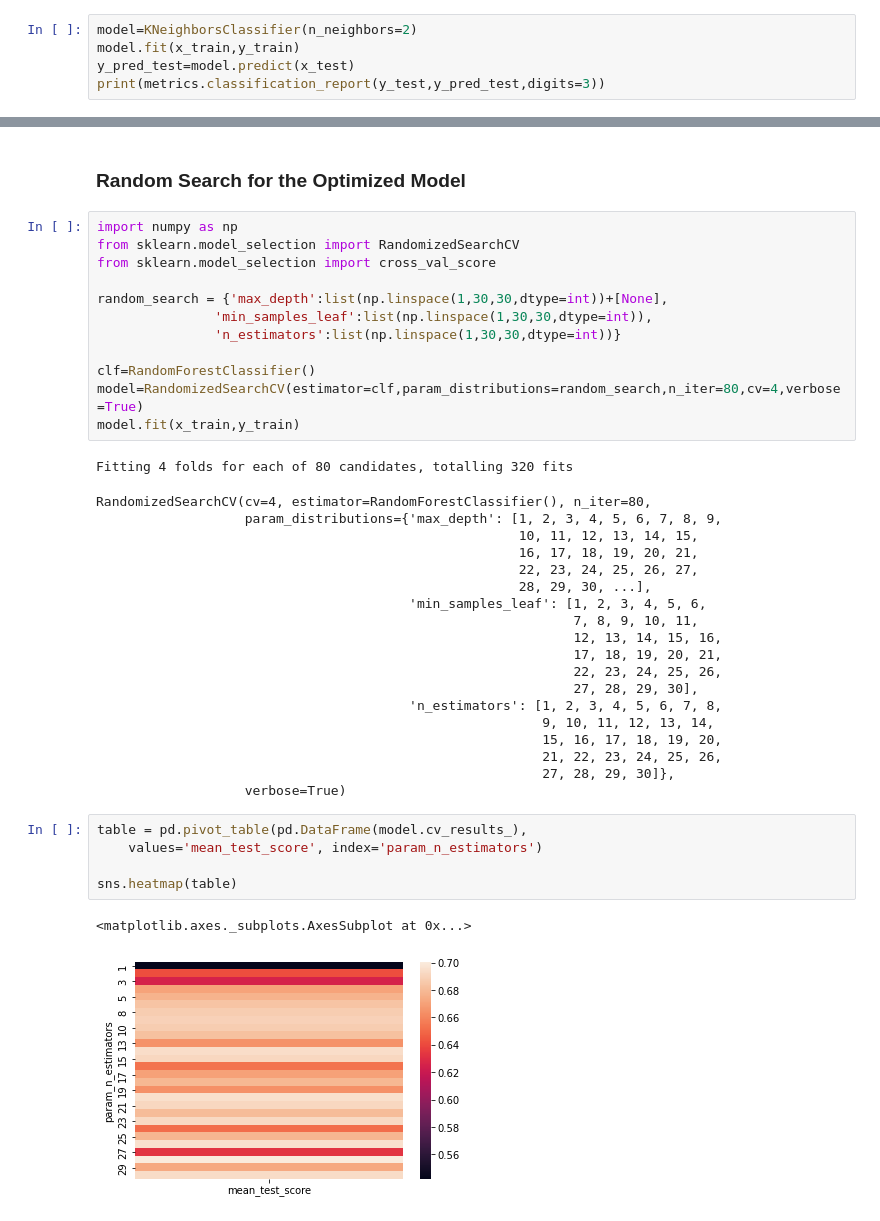
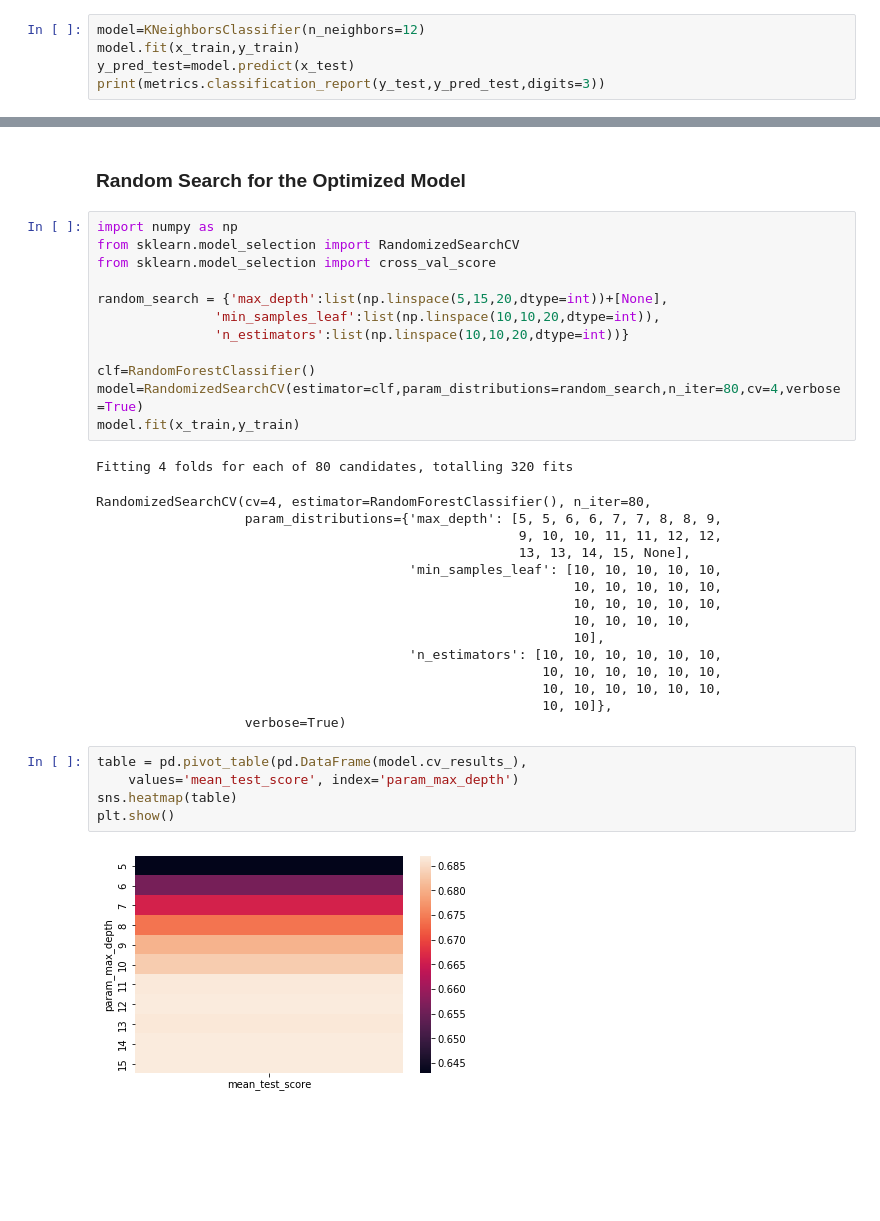
Before and after one commit to daniyalmaroufi/AI_Course, a Jupyter notebook: CA4/CA4.ipynb, the cells around one changed output, grey strips where cells are left out. Saved outputs shown, nothing was run; the diff lists cells and outputs as text; blank space fills up the shorter version.

```diff
--- a/CA4/CA4.ipynb
+++ b/CA4/CA4.ipynb
@@ -452,7 +453,7 @@ Accuracy is best used when we want the most number of predictions that match the
 # %% [markdown]
 ### KNN
 # %%
-model=KNeighborsClassifier(n_neighbors=2)
+model=KNeighborsClassifier(n_neighbors=12)
 model.fit(x_train,y_train)
 y_pred_test=model.predict(x_test)
 print(metrics.classification_report(y_test,y_pred_test,digits=3))
@@ -643,9 +644,9 @@ import numpy as np
 from sklearn.model_selection import RandomizedSearchCV
 from sklearn.model_selection import cross_val_score
 
-random_search = {'max_depth':list(np.linspace(1,30,30,dtype=int))+[None],
-               'min_samples_leaf':list(np.linspace(1,30,30,dtype=int)),
-               'n_estimators':list(np.linspace(1,30,30,dtype=int))}
+random_search = {'max_depth':list(np.linspace(5,15,20,dtype=int))+[None],
+               'min_samples_leaf':list(np.linspace(10,10,20,dtype=int)),
+               'n_estimators':list(np.linspace(10,10,20,dtype=int))}
 
 clf=RandomForestClassifier()
 model=RandomizedSearchCV(estimator=clf,param_distributions=random_search,n_iter=80,cv=4,verbose=True)
@@ -653,28 +654,23 @@ model.fit(x_train,y_train)
 # %% [output]
 Fitting 4 folds for each of 80 candidates, totalling 320 fits
 RandomizedSearchCV(cv=4, estimator=RandomForestClassifier(), n_iter=80,
-                   param_distributions={'max_depth': [1, 2, 3, 4, 5, 6, 7, 8, 9,
-                                                      10, 11, 12, 13, 14, 15,
-                                                      16, 17, 18, 19, 20, 21,
-                                                      22, 23, 24, 25, 26, 27,
-                                                      28, 29, 30, ...],
-                                        'min_samples_leaf': [1, 2, 3, 4, 5, 6,
-                                                             7, 8, 9, 10, 11,
-                                                             12, 13, 14, 15, 16,
-                                                             17, 18, 19, 20, 21,
-                                                             22, 23, 24, 25, 26,
-                                                             27, 28, 29, 30],
-                                        'n_estimators': [1, 2, 3, 4, 5, 6, 7, 8,
-                                                         9, 10, 11, 12, 13, 14,
-                                                         15, 16, 17, 18, 19, 20,
-                                                         21, 22, 23, 24, 25, 26,
-                                                         27, 28, 29, 30]},
+                   param_distributions={'max_depth': [5, 5, 6, 6, 7, 7, 8, 8, 9,
+                                                      9, 10, 10, 11, 11, 12, 12,
+                                                      13, 13, 14, 15, None],
+                                        'min_samples_leaf': [10, 10, 10, 10, 10,
+                                                             10, 10, 10, 10, 10,
+                                                             10, 10, 10, 10, 10,
+                                                             10, 10, 10, 10,
+                                                             10],
+                                        'n_estimators': [10, 10, 10, 10, 10, 10,
+                                                         10, 10, 10, 10, 10, 10,
+                                                         10, 10, 10, 10, 10, 10,
+                                                         10, 10]},
                    verbose=True)
 # %%
 table = pd.pivot_table(pd.DataFrame(model.cv_results_),
-    values='mean_test_score', index='param_n_estimators')
-
+    values='mean_test_score', index='param_max_depth')
 sns.heatmap(table)
+plt.show()
 # %% [output]
-<matplotlib.axes._subplots.AxesSubplot at 0x...>
-[figure, old version]
+[figure, new version]
```
Also changed, not shown: parts of 21 cells of this notebook.
